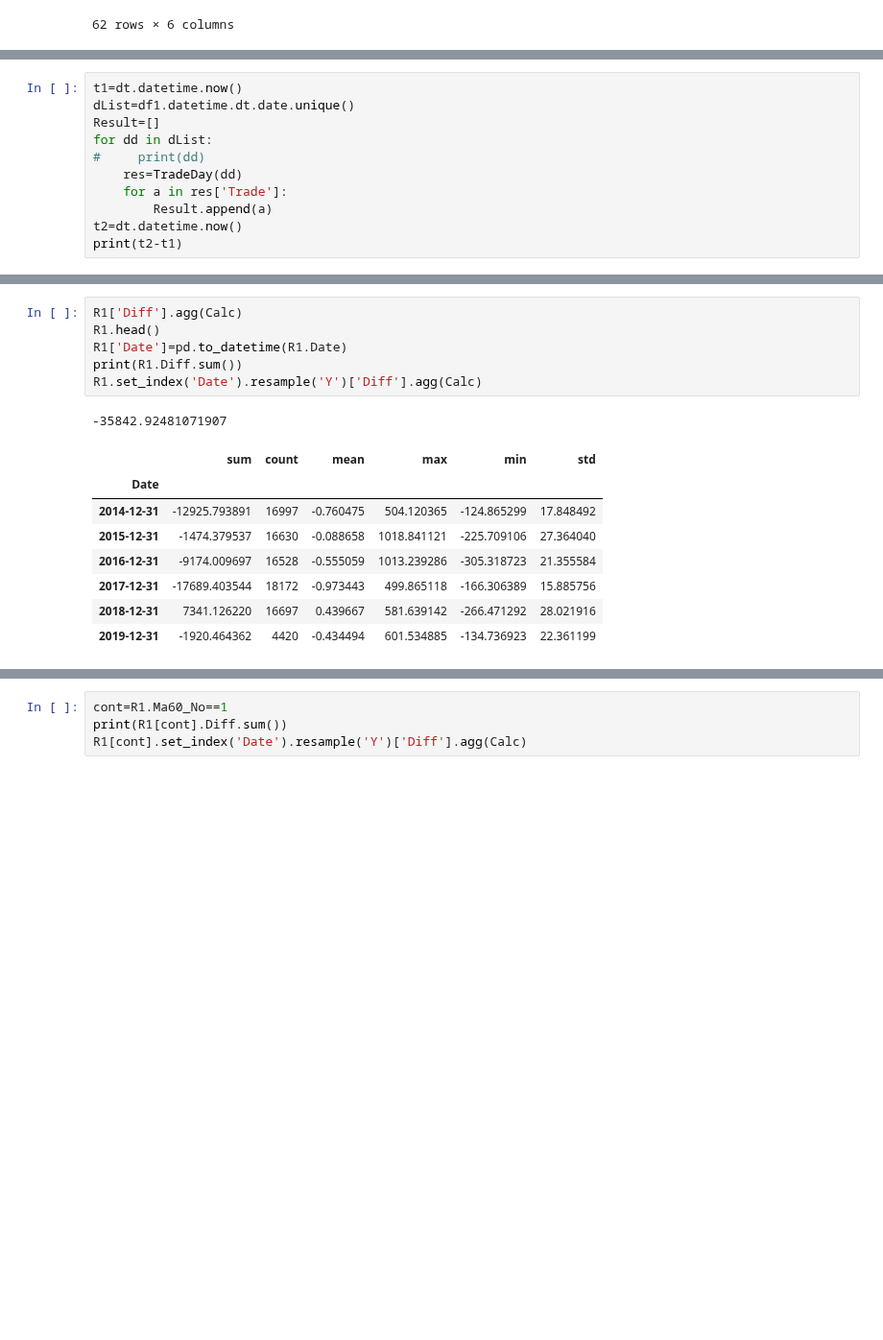
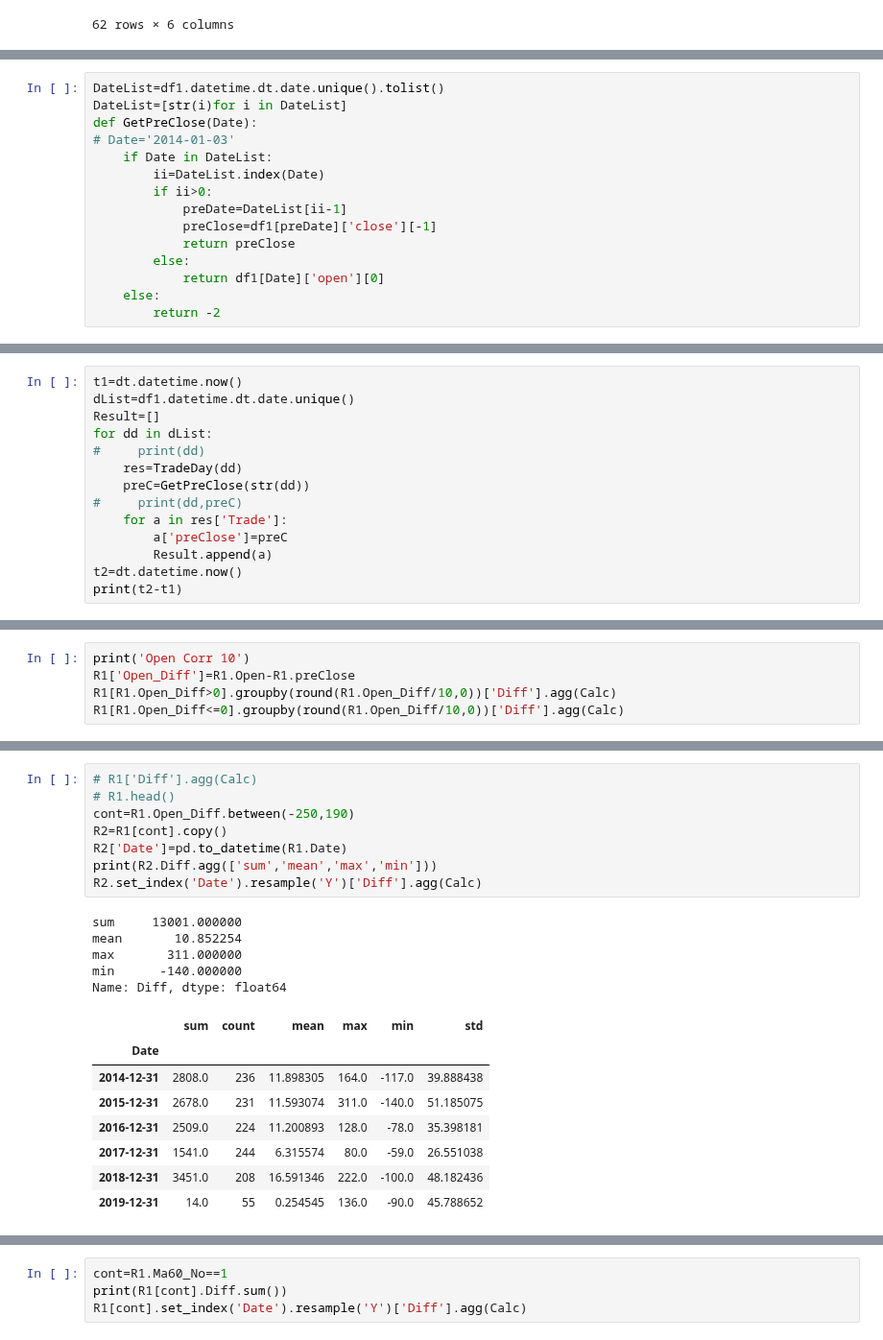
Before and after one commit to che7611/test2, a Jupyter notebook: MA60.ipynb, the cells around one changed output, grey strips where cells are left out. Shown at 96% size. Cells and saved outputs as stored; diff of their text form; blank space fills up the shorter version.

```diff
--- a/MA60.ipynb
+++ b/MA60.ipynb
@@ -314,6 +315,21 @@ def TradeDay(Date):
 
         Para['Index']+=1
     return Res
+# %%
+DateList=df1.datetime.dt.date.unique().tolist()
+DateList=[str(i)for i in DateList]
+def GetPreClose(Date):
+# Date='2014-01-03'
+    if Date in DateList:
+        ii=DateList.index(Date)
+        if ii>0:
+            preDate=DateList[ii-1]
+            preClose=df1[preDate]['close'][-1]
+            return preClose
+        else:
+            return df1[Date]['open'][0]
+    else:
+        return -2
 # %%
 Date='2014/1/3'
 Res=TradeDay(Date)
@@ -344,7 +351,10 @@ Result=[]
 for dd in dList:
 #     print(dd)
     res=TradeDay(dd)
+    preC=GetPreClose(str(dd))
+#     print(dd,preC)
     for a in res['Trade']:
+        a['preClose']=preC
         Result.append(a)
 t2=dt.datetime.now()
 print(t2-t1)
@@ -356,0 +379,5 @@ R1=pd.DataFrame(Result)
+# %%
+print('Open Corr 10')
+R1['Open_Diff']=R1.Open-R1.preClose
+R1[R1.Open_Diff>0].groupby(round(R1.Open_Diff/10,0))['Diff'].agg(Calc)
+R1[R1.Open_Diff<=0].groupby(round(R1.Open_Diff/10,0))['Diff'].agg(Calc)
@@ -357,16 +434,22 @@ R1=pd.DataFrame(Result)
 # %%
-R1['Diff'].agg(Calc)
-R1.head()
-R1['Date']=pd.to_datetime(R1.Date)
-print(R1.Diff.sum())
-R1.set_index('Date').resample('Y')['Diff'].agg(Calc)
+# R1['Diff'].agg(Calc)
+# R1.head()
+cont=R1.Open_Diff.between(-250,190)
+R2=R1[cont].copy()
+R2['Date']=pd.to_datetime(R1.Date)
+print(R2.Diff.agg(['sum','mean','max','min']))
+R2.set_index('Date').resample('Y')['Diff'].agg(Calc)
 # %% [output]
--35842.92481071907
+sum     13001.000000
+mean       10.852254
+max       311.000000
+min      -140.000000
+Name: Diff, dtype: float64
 |  | sum | count | mean | max | min | std |
 | Date |  |  |  |  |  |  |
-| 2014-12-31 | -12925.793891 | 16997 | -0.760475 | 504.120365 | -124.865299 | 17.848492 |
-| 2015-12-31 | -1474.379537 | 16630 | -0.088658 | 1018.841121 | -225.709106 | 27.364040 |
-| 2016-12-31 | -9174.009697 | 16528 | -0.555059 | 1013.239286 | -305.318723 | 21.355584 |
-| 2017-12-31 | -17689.403544 | 18172 | -0.973443 | 499.865118 | -166.306389 | 15.885756 |
-| 2018-12-31 | 7341.126220 | 16697 | 0.439667 | 581.639142 | -266.471292 | 28.021916 |
-| 2019-12-31 | -1920.464362 | 4420 | -0.434494 | 601.534885 | -134.736923 | 22.361199 |
+| 2014-12-31 | 2808.0 | 236 | 11.898305 | 164.0 | -117.0 | 39.888438 |
+| 2015-12-31 | 2678.0 | 231 | 11.593074 | 311.0 | -140.0 | 51.185075 |
+| 2016-12-31 | 2509.0 | 224 | 11.200893 | 128.0 | -78.0 | 35.398181 |
+| 2017-12-31 | 1541.0 | 244 | 6.315574 | 80.0 | -59.0 | 26.551038 |
+| 2018-12-31 | 3451.0 | 208 | 16.591346 | 222.0 | -100.0 | 48.182436 |
+| 2019-12-31 | 14.0 | 55 | 0.254545 | 136.0 | -90.0 | 45.788652 |
```
Also changed, not shown: parts of 14 cells of this notebook.
